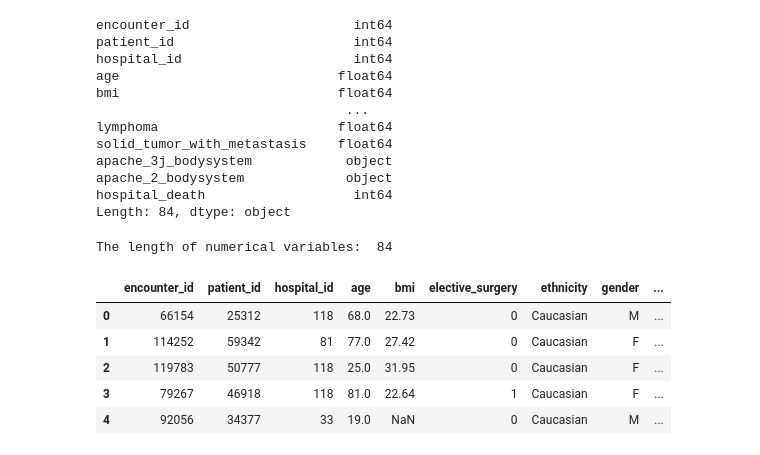
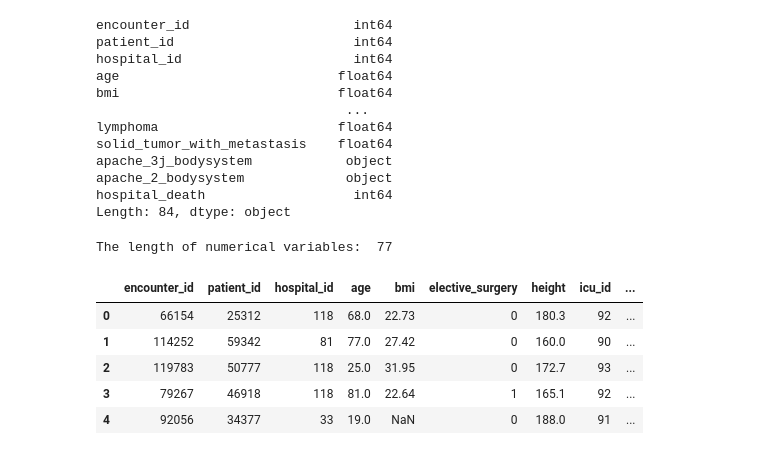
Before and after one commit to arunkspty/ICTACADEMY, a Jupyter notebook: Final_Project.ipynb, the cells around one changed output. Cells and saved outputs as stored; diff of their text form; code cells hidden in the pictures.

```diff
--- a/Final_Project.ipynb
+++ b/Final_Project.ipynb
@@ -108,14 +108,3 @@ features_with_na
  'solid_tumor_with_metastasis',
  'apache_3j_bodysystem',
  'apache_2_bodysystem']
-# %%
-for feature in features_with_na:
-    data1=data.copy()
-    #Creating a variable which indicates 1 for null values and 0 for all other values
-    data1[feature]=np.where(data1[feature].isnull(),1,0)
-
-    #Creating mean hospital death where information is missing
-    data1.groupby('hospital_death')[feature].median().plot.bar()
-    plt.title(feature)
-    plt.ylabel('hospital_death')
-    plt.show()
@@ -135,0 +111,10 @@ for feature in features_with_na:
+# %%
+ for feature in features_with_na:
+    data1=data.copy()
+    #Creating a variable which indicates 1 for null values and 0 for all other values
+    data1[feature]=np.where(data1[feature].isnull(),1,0)
+
+    data1.groupby(feature)['hospital_death'].mean().plot.bar()
+    plt.title(feature)
+    plt.ylabel('hospital_death')
+    plt.show()
@@ -135,0 +135,9 @@ for feature in features_with_na:
+# %%
+for feature in features_with_na:
+    data1[feature]=np.where(data1[feature].isnull(),1,0)
+    #With the help of heatmap, we can see the amount of data that is missing from the attribute.
+    #With this, we can make decisions whether to drop these missing values or to replace them.
+    sns.heatmap(data1.isnull(),cbar=False,cmap='viridis')
+    plt.title(feature)
+    plt.ylabel('missing values')
+    plt.show()
@@ -154,17 +164,17 @@ hospital_death                   int64
 Length: 84, dtype: object
 # %%
 #Creating a list of numerical values
-numerical_features=[feature for feature in data.columns if data[features].dtypes!=0]
+numerical_features=[feature for feature in data.columns if data[feature].dtypes!='object']
 
 print('The length of numerical variables: ',len(numerical_features))
 
 #Display the numerical variables
 data[numerical_features].head()
 # %% [output]
-The length of numerical variables:  84
+The length of numerical variables:  77
-|  | encounter_id | patient_id | hospital_id | age | bmi | elective_surgery | ethnicity | gender | ... |
-| 0 | 66154 | 25312 | 118 | 68.0 | 22.73 | 0 | Caucasian | M | ... |
-| 1 | 114252 | 59342 | 81 | 77.0 | 27.42 | 0 | Caucasian | F | ... |
-| 2 | 119783 | 50777 | 118 | 25.0 | 31.95 | 0 | Caucasian | F | ... |
-| 3 | 79267 | 46918 | 118 | 81.0 | 22.64 | 1 | Caucasian | F | ... |
-| 4 | 92056 | 34377 | 33 | 19.0 | NaN | 0 | Caucasian | M | ... |
+|  | encounter_id | patient_id | hospital_id | age | bmi | elective_surgery | height | icu_id | ... |
+| 0 | 66154 | 25312 | 118 | 68.0 | 22.73 | 0 | 180.3 | 92 | ... |
+| 1 | 114252 | 59342 | 81 | 77.0 | 27.42 | 0 | 160.0 | 90 | ... |
+| 2 | 119783 | 50777 | 118 | 25.0 | 31.95 | 0 | 172.7 | 93 | ... |
+| 3 | 79267 | 46918 | 118 | 81.0 | 22.64 | 1 | 165.1 | 92 | ... |
+| 4 | 92056 | 34377 | 33 | 19.0 | NaN | 0 | 188.0 | 91 | ... |
```
Also changed, not shown: parts of 4 cells of this notebook.
